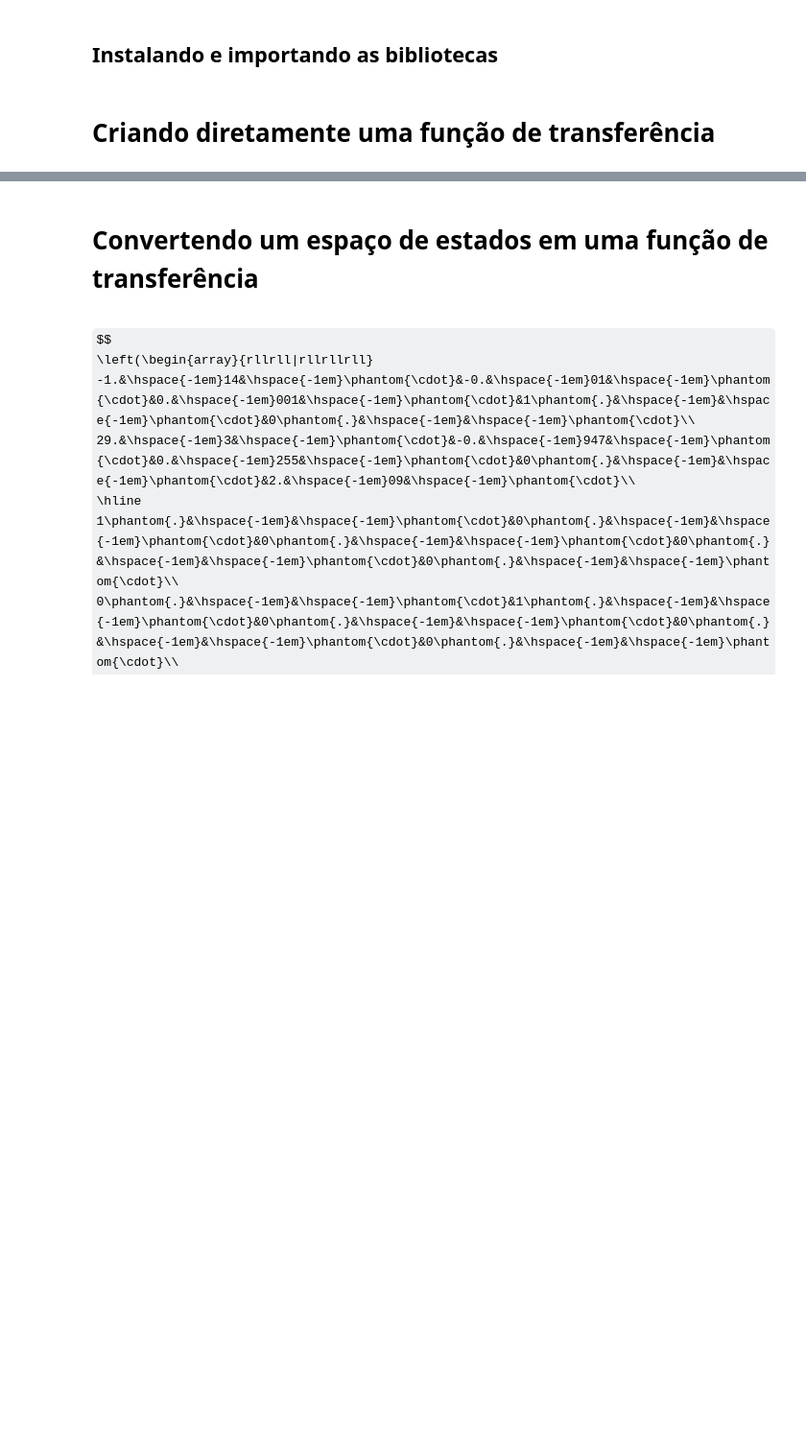
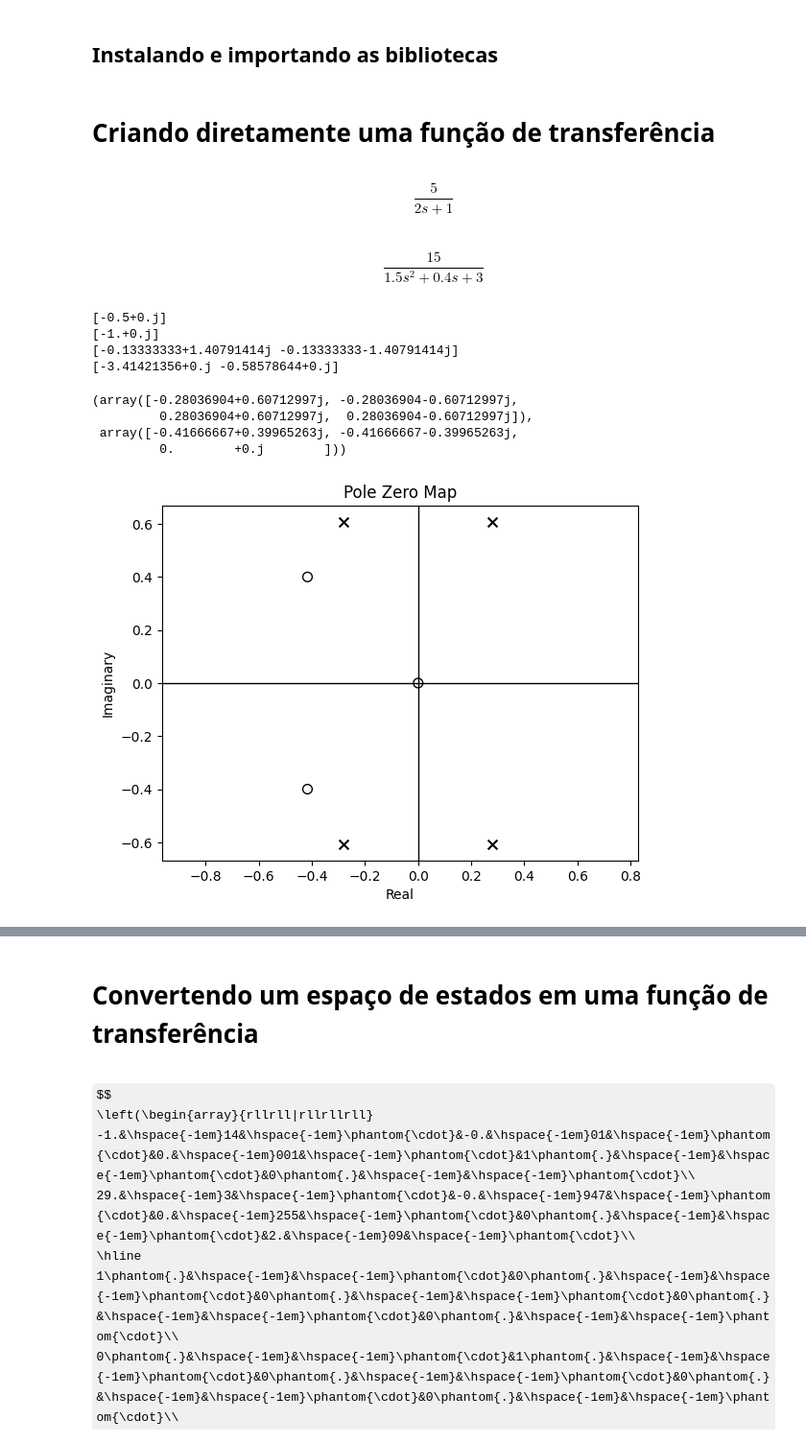
Before and after one commit to juliosdutra/Controle_de_Processos_UFES, a Jupyter notebook: 3.Transfer-functions/Função_de_transferência.ipynb, the cells around one changed output, grey strips where cells are left out. Shown: that part at 96% size. Drawn from its saved outputs; the diff is of its cells as text; code cells hidden in the pictures; some formulas as TeX source; blank space fills up the shorter version.

```diff
--- a/3.Transfer-functions/Função_de_transferência.ipynb
+++ b/3.Transfer-functions/Função_de_transferência.ipynb
@@ -29,3 +29,37 @@ if adjust_font_size not in shell.events.callbacks['pre_execute']:
   shell.events.register('pre_execute', adjust_font_size)
 # %% [markdown]
 # Criando diretamente uma função de transferência
+# %%
+# Sistemas de primeira ordem
+G1 = ct.tf([5],[2,1])
+G2 = ct.tf([2],[1,1])
+G1
+# %% [output]
+$$\frac{5}{2 s + 1}$$
+# %%
+# Sistemas de segunda ordem
+s = ct.tf('s')
+G3 = 15/(1.5*s**2 + 0.4*s + 3)
+G4 = 15/(1.5*s**2 + 6*s + 3)
+G3
+# %% [output]
+$$\frac{15}{1.5 s^2 + 0.4 s + 3}$$
+# %%
+# Obter dos sistemas
+G = [G1, G2, G3, G4]
+for g in G:
+  print(g.pole())
+# %% [output]
+[-0.5+0.j]
+[-1.+0.j]
+[-0.13333333+1.40791414j -0.13333333-1.40791414j]
+[-3.41421356+0.j -0.58578644+0.j]
+# %%
+G5 = (3*s**3 + 2.5*s**2 + s)/(5*s**4 + 2.9*s**2 + 1)
+ct.pzmap(G5);
+# %% [output]
+(array([-0.28036904+0.60712997j, -0.28036904-0.60712997j,
+         0.28036904+0.60712997j,  0.28036904-0.60712997j]),
+ array([-0.41666667+0.39965263j, -0.41666667-0.39965263j,
+         0.        +0.j        ]))
+[figure, added]
```
Also changed, not shown: parts of 3 cells of this notebook.
